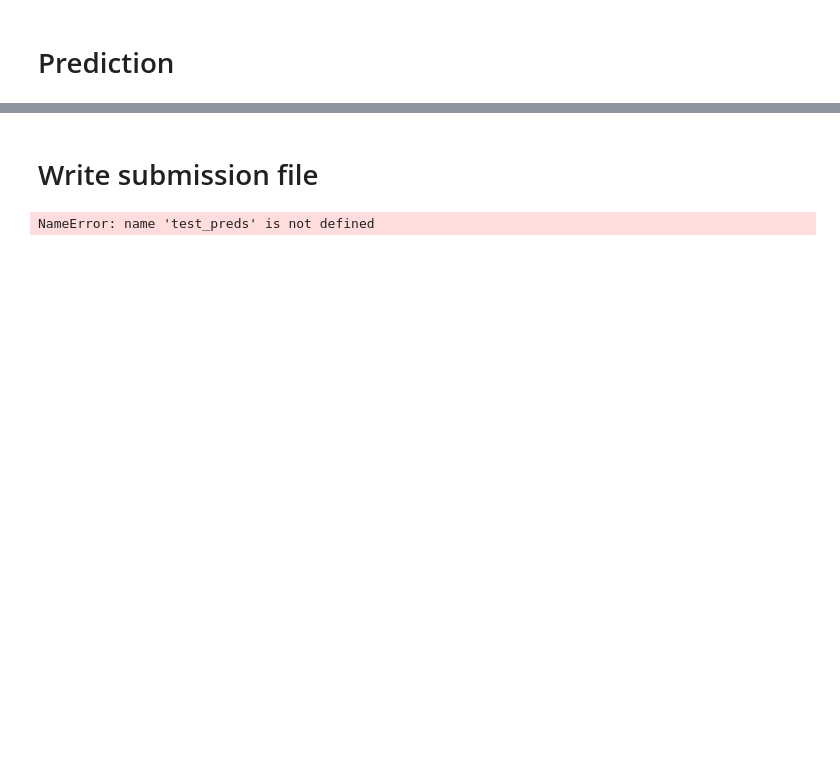
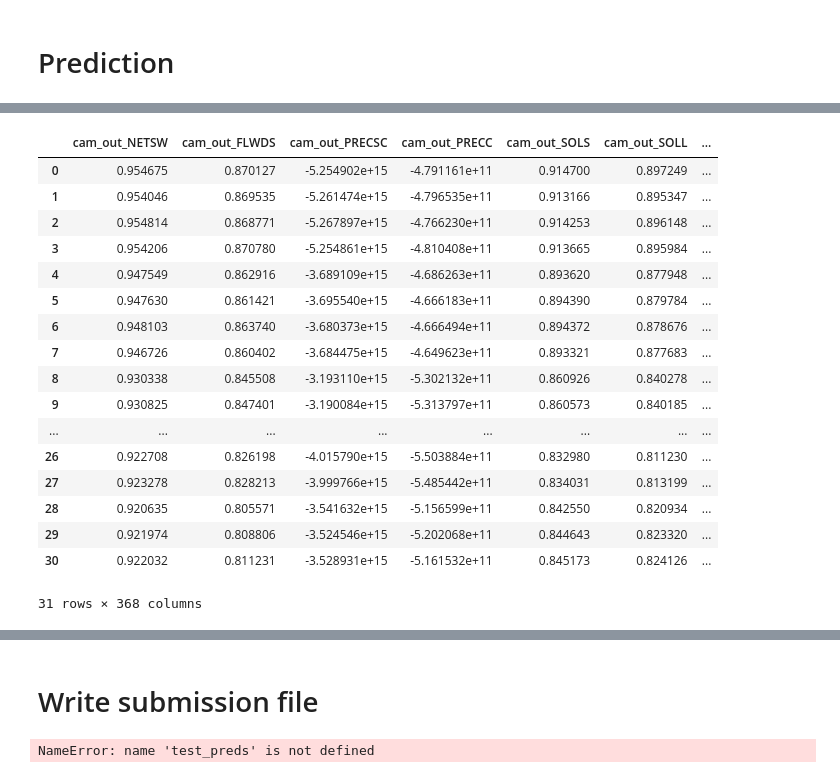
Before and after one commit to szethh/leap, a Jupyter notebook: eda.ipynb, the cells around one changed output, grey strips where cells are left out. Drawn from its saved outputs; the diff is of its cells as text; code cells hidden in the pictures; blank space fills up the shorter version.

```diff
--- a/eda.ipynb
+++ b/eda.ipynb
@@ -294,0 +287,5 @@ OutOfMemoryError: CUDA out of memory. Tried to allocate 4.77 GiB. GPU 0 has a to
+# %%
+valid_lines = int(train_file_lines * 0.05)
+valid_dataset = CustomDataset(train_file, 16_000, feat_cols, target_cols, max_lines=valid_lines+lines, start=lines)
+# since the bottleneck is using pandas to read chunks of the file, we do the batching at the dataset level
+valid_dataloader = DataLoader(valid_dataset, batch_size=None, num_workers=4)
@@ -295,3 +302,16 @@ OutOfMemoryError: CUDA out of memory. Tried to allocate 4.77 GiB. GPU 0 has a to
+# %%
+r2_arr = []
+
+with torch.no_grad():
+    for i, (X_batch, y_batch) in tqdm(enumerate(valid_dataloader)):
+        if i > 30: break
+        #print('got batch')
+        X_batch = X_batch.to(device)
+        valid_preds = model(X_batch).cpu().detach().numpy()
+        #print('got preds', valid_preds.shape)
+
+        r2 = compute_r2(y_batch, valid_preds)
+        r2_arr.append(r2)
 # %%
 r2_scores = {}
 for i, col in tqdm(enumerate(filtered_target_cols)):
@@ -299,3 +321,24 @@ for i, col in tqdm(enumerate(filtered_target_cols)):
+# %%
+pd.DataFrame(r2_arr)
+# %% [output]
+|  | cam_out_NETSW | cam_out_FLWDS | cam_out_PRECSC | cam_out_PRECC | cam_out_SOLS | cam_out_SOLL | ... |
+| 0 | 0.954675 | 0.870127 | -5.254902e+15 | -4.791161e+11 | 0.914700 | 0.897249 | ... |
+| 1 | 0.954046 | 0.869535 | -5.261474e+15 | -4.796535e+11 | 0.913166 | 0.895347 | ... |
+| 2 | 0.954814 | 0.868771 | -5.267897e+15 | -4.766230e+11 | 0.914253 | 0.896148 | ... |
+| 3 | 0.954206 | 0.870780 | -5.254861e+15 | -4.810408e+11 | 0.913665 | 0.895984 | ... |
+| 4 | 0.947549 | 0.862916 | -3.689109e+15 | -4.686263e+11 | 0.893620 | 0.877948 | ... |
+| 5 | 0.947630 | 0.861421 | -3.695540e+15 | -4.666183e+11 | 0.894390 | 0.879784 | ... |
+| 6 | 0.948103 | 0.863740 | -3.680373e+15 | -4.666494e+11 | 0.894372 | 0.878676 | ... |
+| 7 | 0.946726 | 0.860402 | -3.684475e+15 | -4.649623e+11 | 0.893321 | 0.877683 | ... |
+| 8 | 0.930338 | 0.845508 | -3.193110e+15 | -5.302132e+11 | 0.860926 | 0.840278 | ... |
+| 9 | 0.930825 | 0.847401 | -3.190084e+15 | -5.313797e+11 | 0.860573 | 0.840185 | ... |
+| ... | ... | ... | ... | ... | ... | ... | ... |
+| 26 | 0.922708 | 0.826198 | -4.015790e+15 | -5.503884e+11 | 0.832980 | 0.811230 | ... |
+| 27 | 0.923278 | 0.828213 | -3.999766e+15 | -5.485442e+11 | 0.834031 | 0.813199 | ... |
+| 28 | 0.920635 | 0.805571 | -3.541632e+15 | -5.156599e+11 | 0.842550 | 0.820934 | ... |
+| 29 | 0.921974 | 0.808806 | -3.524546e+15 | -5.202068e+11 | 0.844643 | 0.823320 | ... |
+| 30 | 0.922032 | 0.811231 | -3.528931e+15 | -5.161532e+11 | 0.845173 | 0.824126 | ... |
+31 rows × 368 columns
 # %%
 plt.figure(figsize=(16, 5))
 plt.grid()
```
Also changed, not shown: parts of 30 cells of this notebook.
